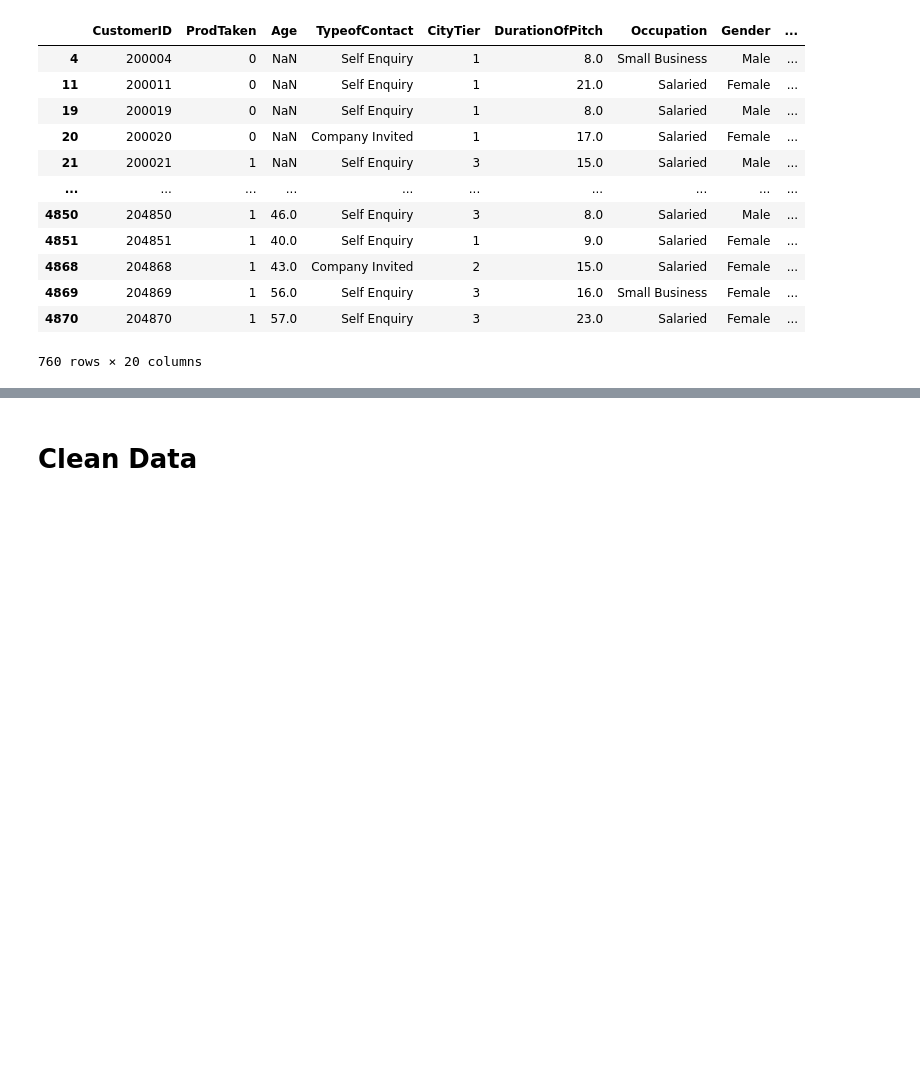
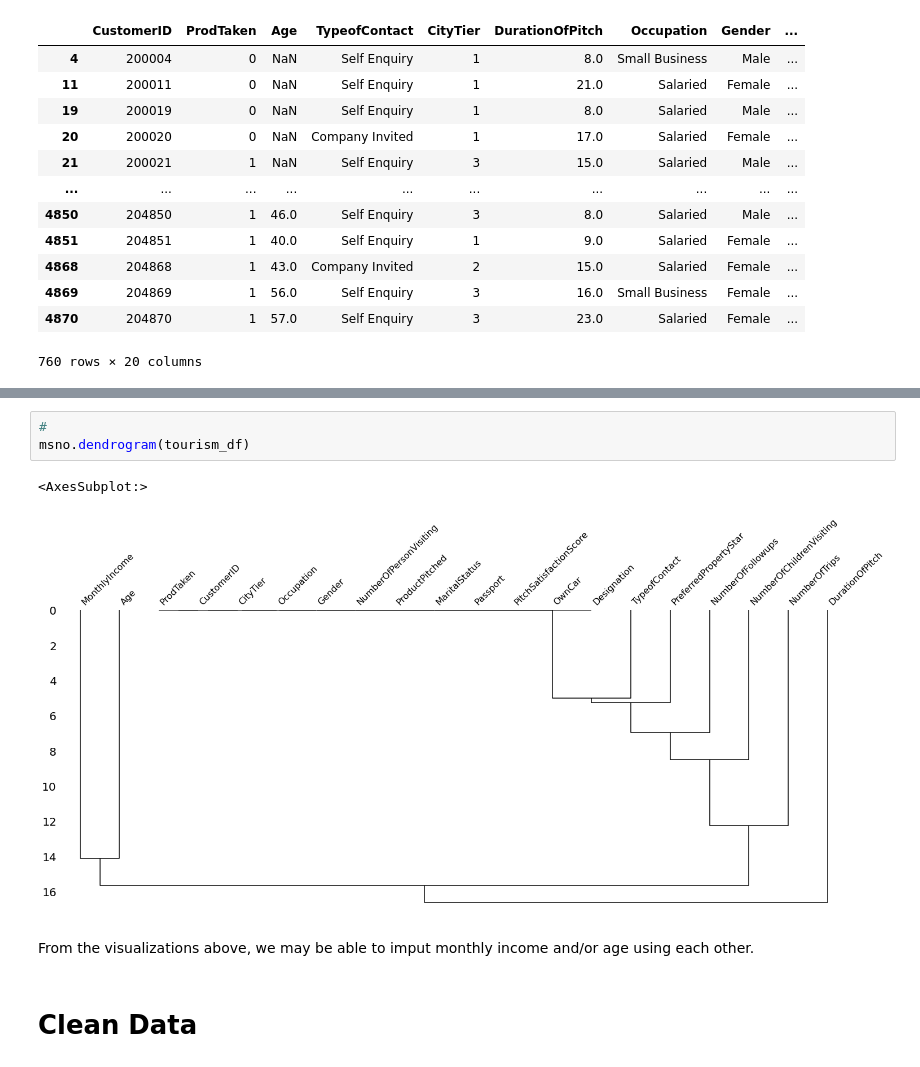
Before and after one commit to chabazite/Tourism_recommendations, a Jupyter notebook: notebooks/1.0_ASI_Data_Cleaning.ipynb, the cells around one changed output, grey strips where cells are left out. Cells and saved outputs as stored; diff of their text form; blank space fills up the shorter version.

```diff
--- a/notebooks/1.0_ASI_Data_Cleaning.ipynb
+++ b/notebooks/1.0_ASI_Data_Cleaning.ipynb
@@ -67,3 +109,11 @@ print(f"{percent_null}% of the rows contain null values")
+# %%
+#
+msno.dendrogram(tourism_df)
+# %% [output]
+<AxesSubplot:>
+[figure, added]
+# %% [markdown]
+From the visualizations above, we may be able to imput monthly income and/or age using each other.
 # %% [markdown]
 # Clean Data
 # %% [markdown]
```
Also changed, not shown: parts of 6 cells of this notebook.
